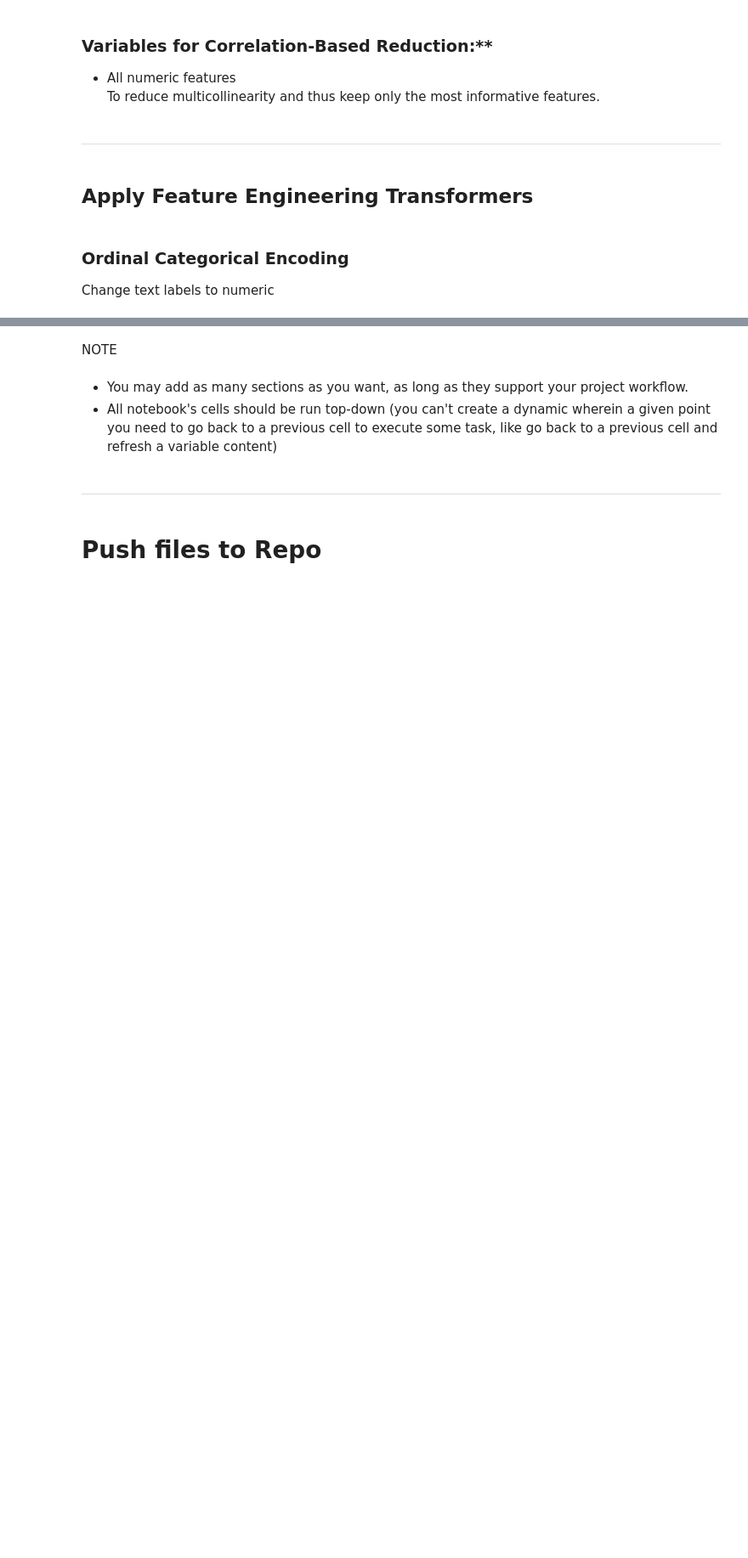
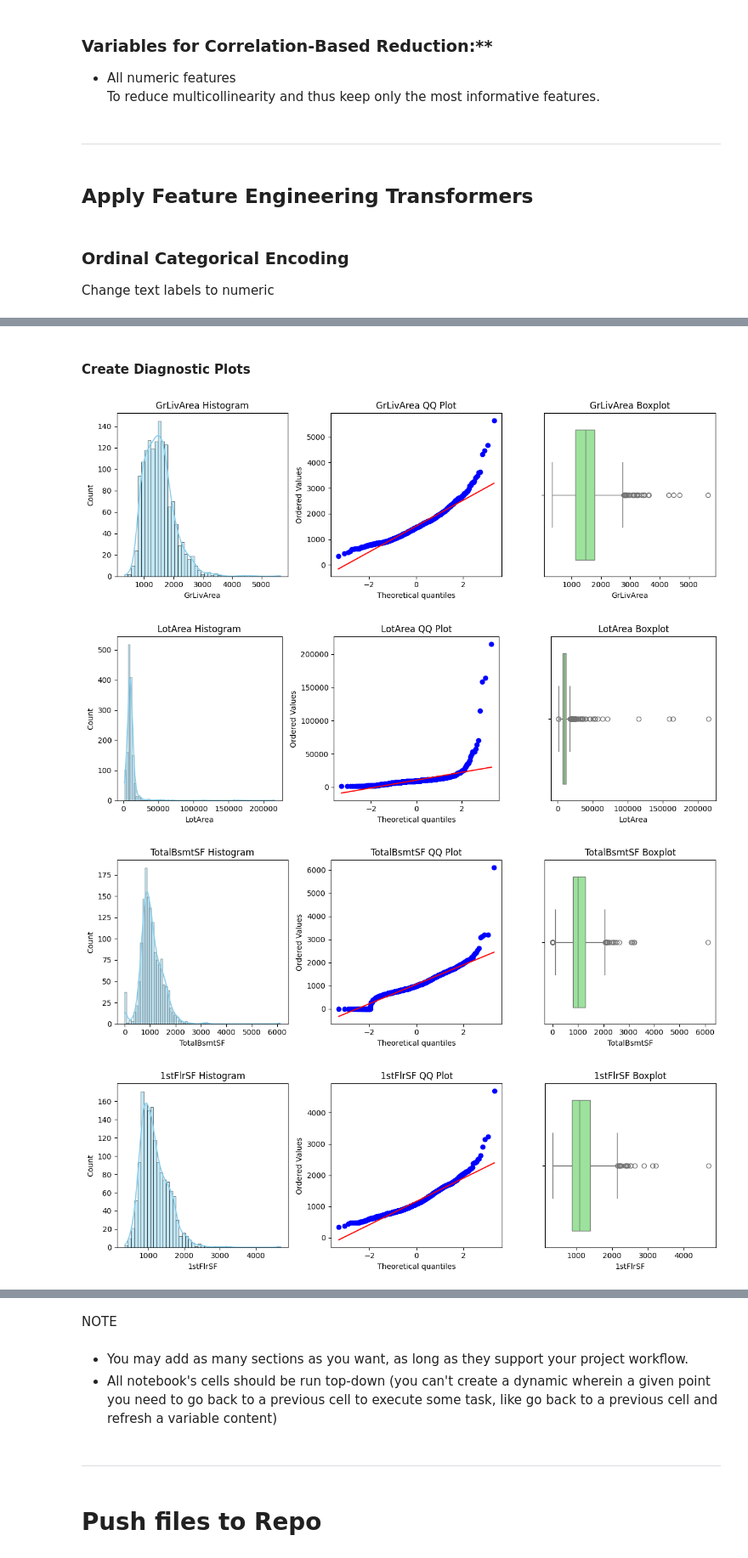
Before and after one commit to David5p/heritage-housing, a Jupyter notebook: jupyter_notebooks/FeatureEngineering copy.ipynb, the cells around one changed output, grey strips where cells are left out. Shown at 85% size. Cells and saved outputs as stored; diff of their text form; code cells hidden in the pictures; blank space fills up the shorter version.

Commit message:
plot transformations

```diff
--- a/jupyter_notebooks/FeatureEngineering copy.ipynb
+++ b/jupyter_notebooks/FeatureEngineering copy.ipynb
@@ -47,6 +53,6 @@ current_dir
 # %%
 import pandas as pd
 
-data_path = 'outputs/datasets/cleaned/CleanedData.csv'
+data_path = r"C:\Users\david\Portfolio 5\heritage-housing\outputs\datasets\cleaned\CleanedData.csv"
 TrainSet = pd.read_csv(data_path)
 TrainSet.head(3)
@@ -77,7 +89,14 @@ Change text labels to numeric
 # %%
 from feature_engine.encoding import OrdinalEncoder
 
-encoder = OrdinalEncoder(encoding_method='arbitrary', variables=ordinal_vars)
+ordinal_vars = ['KitchenQual', 'BsmtExposure', 'BsmtFinType1', 'GarageFinish']
+
+encoder = OrdinalEncoder(
+    encoding_method='arbitrary',
+    variables=ordinal_vars,
+    missing_values='ignore'
+)
+
 TrainSet = encoder.fit_transform(TrainSet)
 
 print("* Ordinal categorical encoding done!")
@@ -88 +109,37 @@ print("* Ordinal categorical encoding done!")
     - These features are likely to benefit the most from a log transformation due to being right skewed: `GrLivArea`, `LotArea`, `TotalBsmtSF`, `1stFlrSF`, `BsmtFinSF1`
+# %% [markdown]
+#### Create Diagnostic Plots
+# %%
+import numpy as np
+import matplotlib.pyplot as plt
+import seaborn as sns
+import scipy.stats as stats
+
+#skewed numeric features to transform
+numeric_skewed = ['GrLivArea', 'LotArea', 'TotalBsmtSF', '1stFlrSF', 'BsmtFinSF1']
+
+for col in numeric_skewed:
+    plt.figure(figsize=(12,4))
+
+    # Histogram: shows distribution after transformation
+    plt.subplot(1,3,1)
+    sns.histplot(TrainSet[col], kde=True, color='skyblue')
+    plt.title(f'{col} Histogram')
+
+    # QQ Plot: checks how close data is to normal distribution
+    plt.subplot(1,3,2)
+    stats.probplot(TrainSet[col], dist="norm", plot=plt)
+    plt.title(f'{col} QQ Plot')
+
+    # Boxplot: identifies extreme outliers
+    plt.subplot(1,3,3)
+    sns.boxplot(x=TrainSet[col], color='lightgreen')
+    plt.title(f'{col} Boxplot')
+
+    plt.tight_layout()
+    plt.show()
+# %% [output]
+[figure, added]
+[figure, added]
+[figure, added]
+[figure, added]
```
Also changed, not shown: parts of 12 cells of this notebook, 1 other file.
